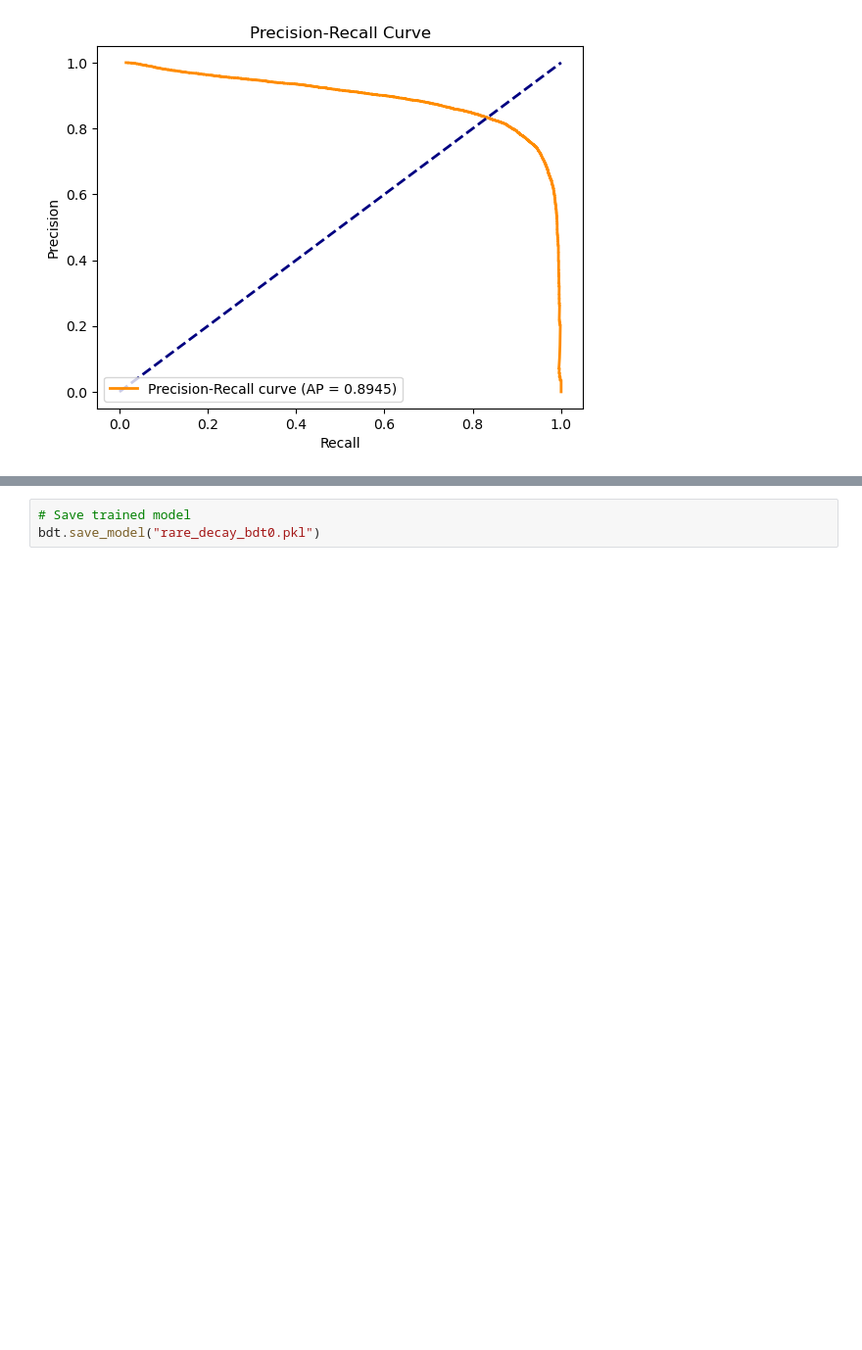
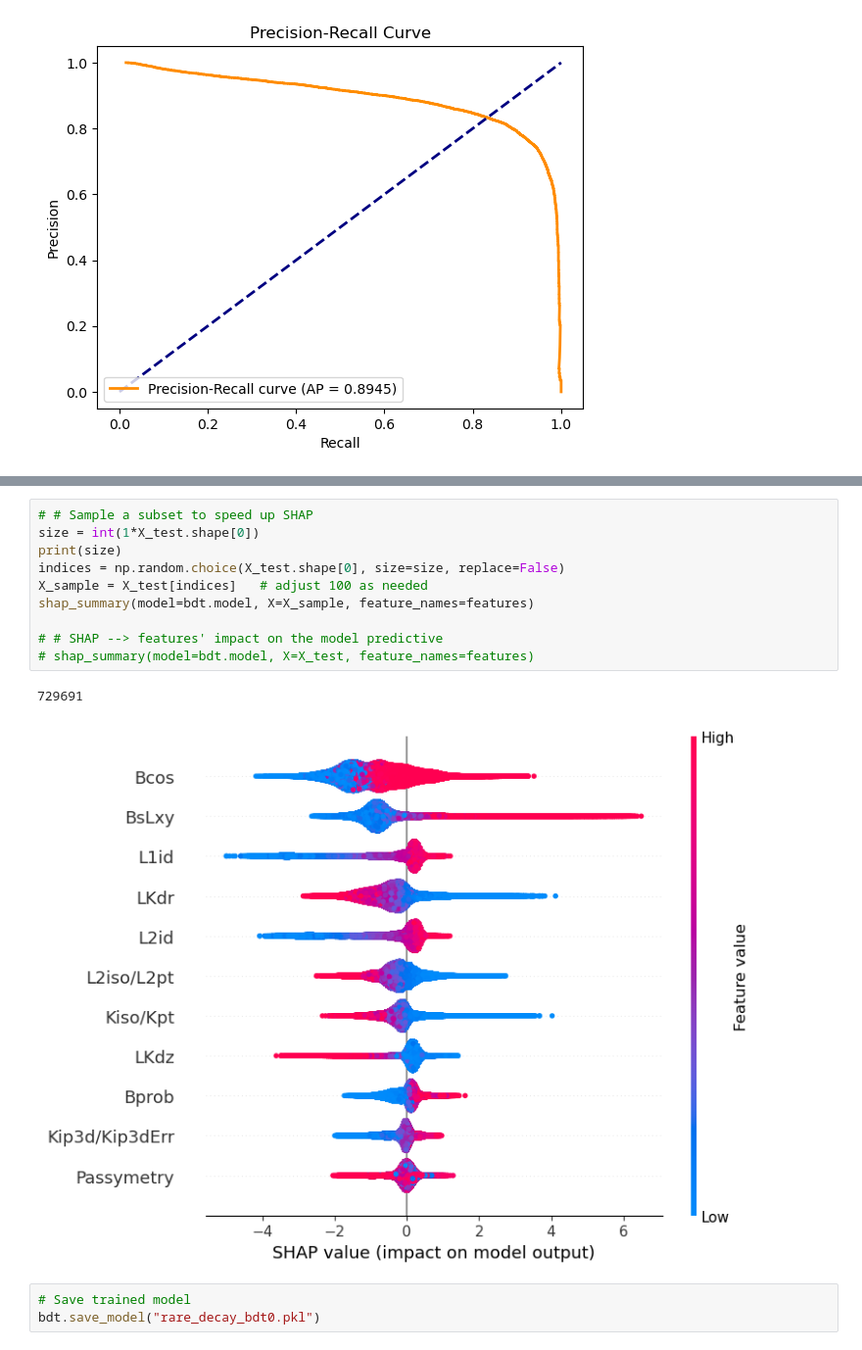
Before and after one commit to pnnoc/ML_FinalProject, a Jupyter notebook: BDT_Project.ipynb, the cells around one changed output, grey strips where cells are left out. Shown: that part at 98% size. Saved outputs shown, nothing was run; the diff lists cells and outputs as text; blank space fills up the shorter version.

```diff
--- a/BDT_Project.ipynb
+++ b/BDT_Project.ipynb
@@ -303,3 +240,16 @@ display_pr_curve(y_test, y_pred)
+# %%
+# # Sample a subset to speed up SHAP
+size = int(1*X_test.shape[0])
+print(size)
+indices = np.random.choice(X_test.shape[0], size=size, replace=False)
+X_sample = X_test[indices]   # adjust 100 as needed
+shap_summary(model=bdt.model, X=X_sample, feature_names=features)
+
+# # SHAP --> features' impact on the model predictive
+# shap_summary(model=bdt.model, X=X_test, feature_names=features)
+# %% [output]
+729691
+[figure, added]
 # %%
 # Save trained model
 bdt.save_model("rare_decay_bdt0.pkl")
```
Also changed, not shown: parts of 16 cells of this notebook, 1 other file.
